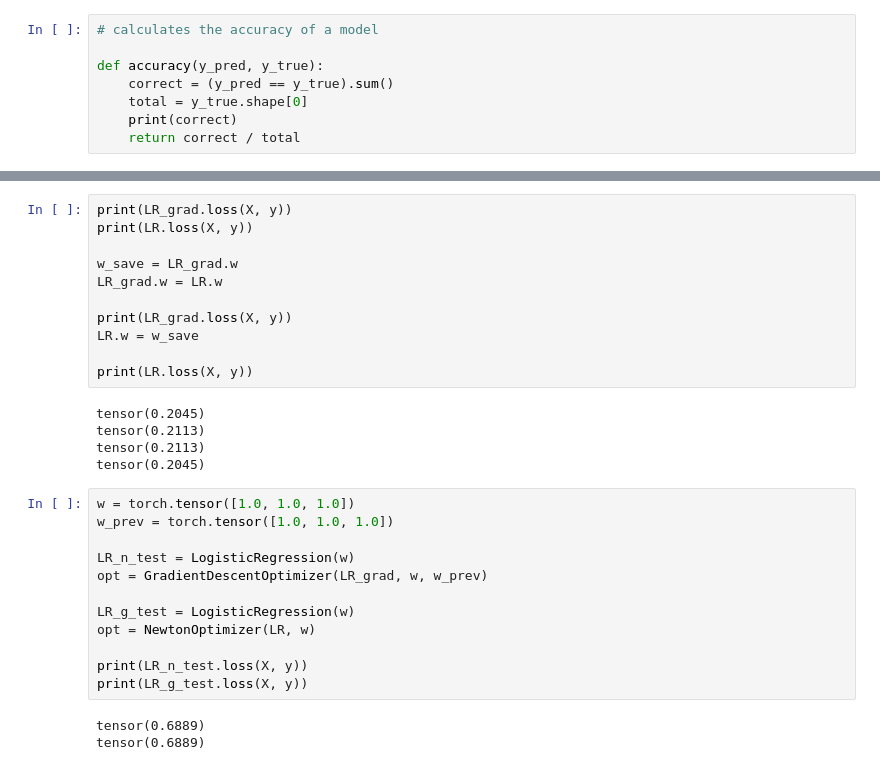
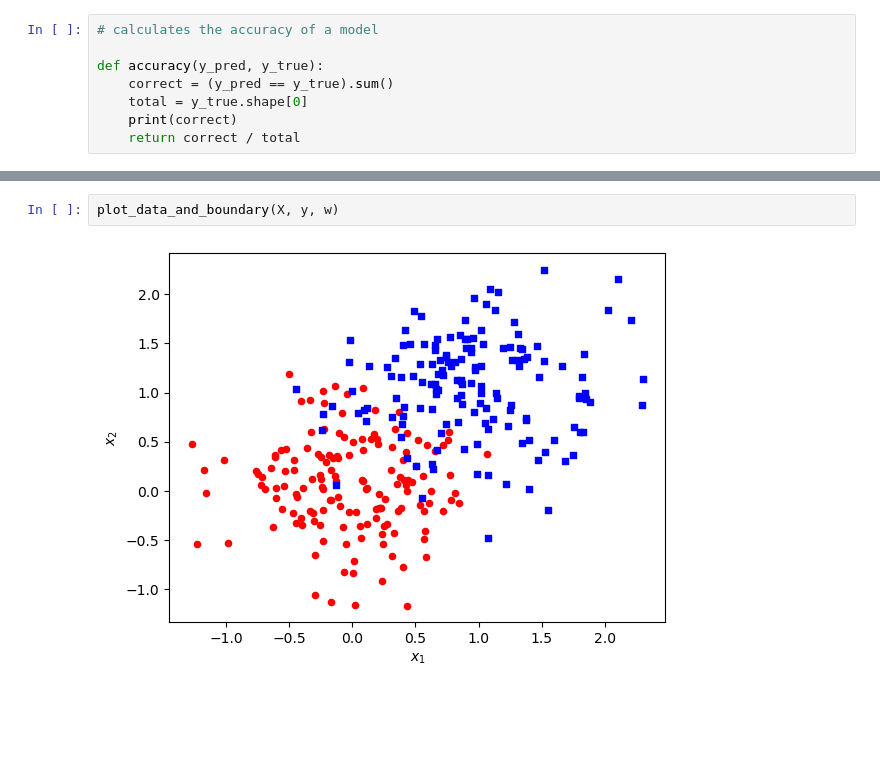
Before and after one commit to ShadowedSpace/ShadowedSpace.github.io, a Jupyter notebook: posts/BP8/BP8.ipynb, the cells around one changed output, grey strips where cells are left out. Cells and saved outputs as stored; diff of their text form; blank space fills up the shorter version.

```diff
--- a/posts/BP8/BP8.ipynb
+++ b/posts/BP8/BP8.ipynb
@@ -118,31 +85,4 @@ Accuracy: 0.8999999761581421
-# %%
-print(LR_grad.loss(X, y))
-print(LR.loss(X, y))
-
-w_save = LR_grad.w
-LR_grad.w = LR.w
-
-print(LR_grad.loss(X, y))
-LR.w = w_save
-
-print(LR.loss(X, y))
-# %% [output]
-tensor(0.2045)
-tensor(0.2113)
-tensor(0.2113)
-tensor(0.2045)
-# %%
-w = torch.tensor([1.0, 1.0, 1.0])
-w_prev = torch.tensor([1.0, 1.0, 1.0])
-
-LR_n_test = LogisticRegression(w)
-opt = GradientDescentOptimizer(LR_grad, w, w_prev)
-
-LR_g_test = LogisticRegression(w)
-opt = NewtonOptimizer(LR, w)
-
-print(LR_n_test.loss(X, y))
-print(LR_g_test.loss(X, y))
-# %% [output]
-tensor(0.6889)
-tensor(0.6889)
+# %%
+plot_data_and_boundary(X, y, w)
+# %% [output]
+[figure, added]
```
Also changed, not shown: parts of 5 cells of this notebook, 1 other file.
